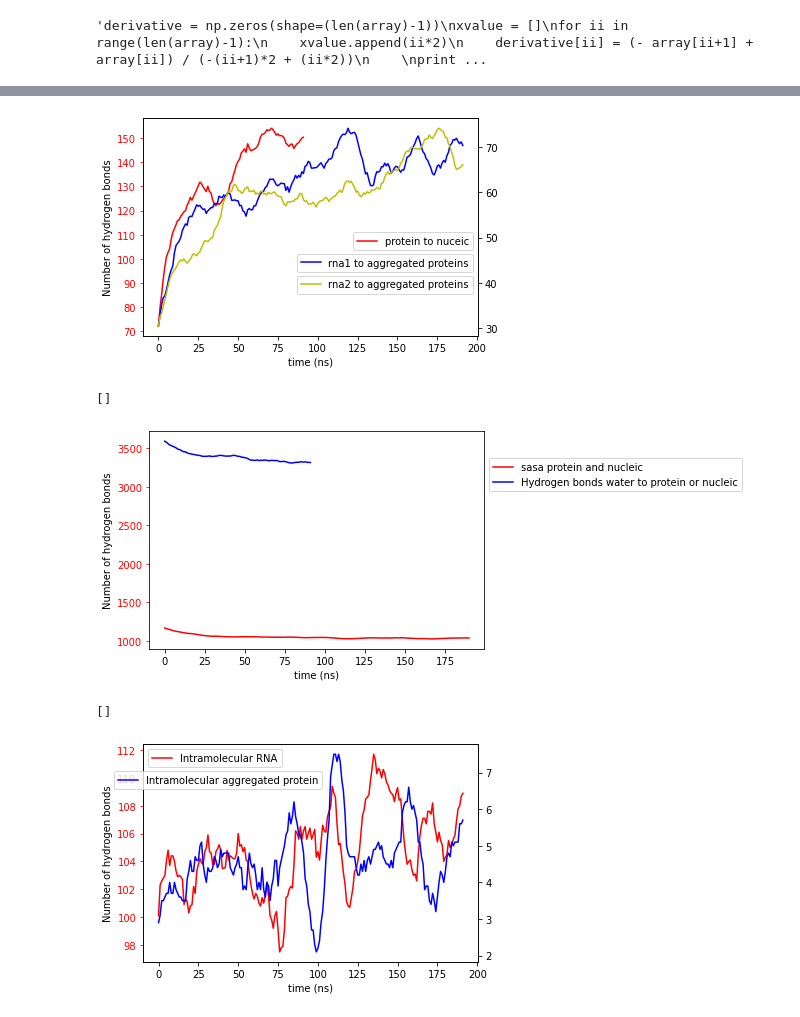
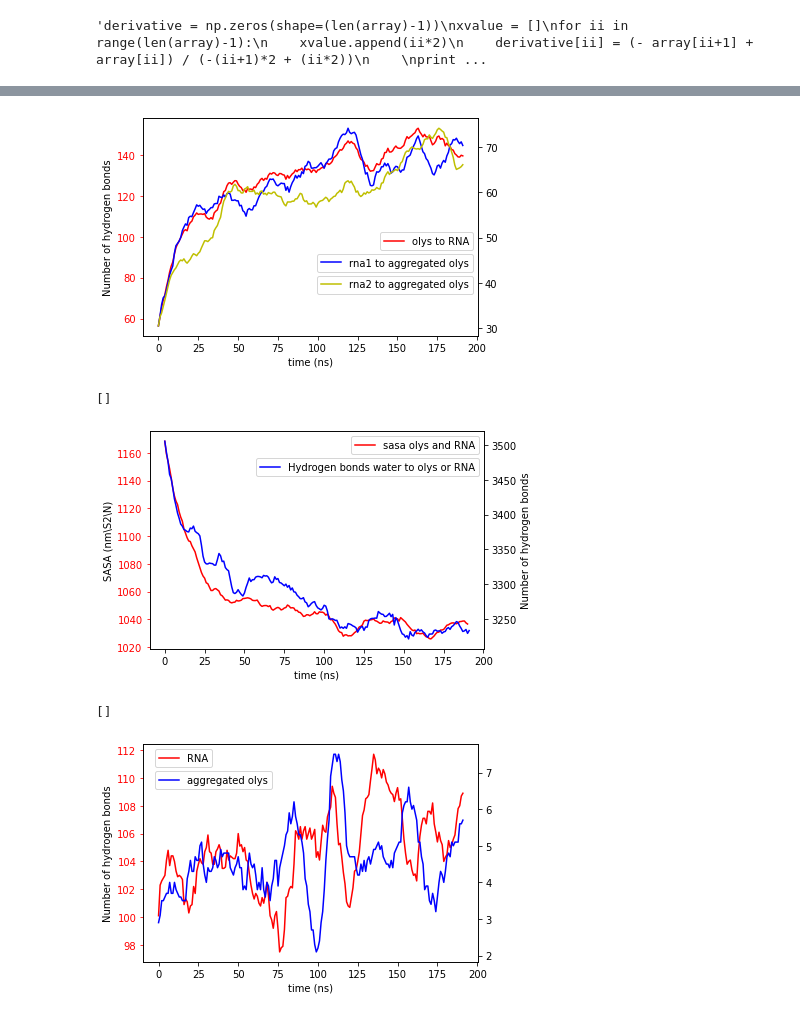
Before and after one commit to greifm/CoacervateMD, a Jupyter notebook: postprocessing.ipynb, the cells around one changed output, grey strips where cells are left out. Drawn from its saved outputs; the diff is of its cells as text; code cells hidden in the pictures.

```diff
--- a/postprocessing.ipynb
+++ b/postprocessing.ipynb
@@ -104,8 +97,12 @@ array3 = g.processdatatoarray("simOne/hbond/rna2tap_num.xvg", smooth = 5, stabal
 # %%
+array1 = g.processdatatoarray("simOne/hbond/ptn_num.xvg", smooth = 5, stabalise=False)
+array2 = g.processdatatoarray("simOne/hbond/rna1tap_num.xvg", smooth = 5, stabalise=False)
+array3 = g.processdatatoarray("simOne/hbond/rna2tap_num.xvg", smooth = 5, stabalise=False)
+
 # plot two on two axi
 
 fig, ax = plt.subplots()
-plt.plot(array1, '-r', label="protein to nuceic")
+plt.plot(array1, '-r', label="olys to RNA")
 plt.legend()
 plt.legend( bbox_to_anchor=(1, 0.5))
 ax.tick_params('y', colors='b')
@@ -113,17 +110,17 @@ plt.xlabel('time (ns)')
 plt.ylabel('Number of hydrogen bonds')
 
 ax2 = ax.twinx()
-plt.plot(array2, '-b', label="rna1 to aggregated proteins")
+plt.plot(array2, '-b', label="rna1 to aggregated olys")
 plt.legend( bbox_to_anchor=(1, 0.4))
 #plt.axis('off')
 ax.tick_params('y', colors='r')
 
 ax3 = ax.twinx()
-plt.plot(array3, '-y', label="rna2 to aggregated proteins")
+plt.plot(array3, '-y', label="rna2 to aggregated olys")
 plt.legend( bbox_to_anchor=(1, 0.3))
 plt.axis('off')
 
 
 plt.savefig("images/hb_pn rna1ap rna2ap_test.png",dpi=300)
 # %% [output]
-[figure, old version]
+[figure, new version]
@@ -138,29 +129,31 @@ array2 = g.processdatatoarray('simOne/hbond/wtpn_num.xvg', smooth=5, stabalise=F
 # %%
 # plot two on two axi
+#r.s1sasa(group='33', fileout='simOne/sasa/sasapn')
+array1 = g.processdatatoarray('simOne/sasa/sasapn_o.xvg', column=1, skip=24, smooth=5, stabalise=False)
+#r.s1hbonds(groupOne='22', groupTwo='33', fileout='simOne/hbond/wtpn_num.xvg')
+array2 = g.processdatatoarray('simOne/hbond/wtpn_num.xvg', smooth=5, stabalise=False)
+
 
 fig, ax = plt.subplots()
-plt.plot(array1, '-r', label="sasa protein and nucleic")
-plt.xlabel("time (ns)")
+plt.plot(array1, '-r', label="sasa olys and RNA")
 plt.legend()
-plt.legend( bbox_to_anchor=(1, 1))
+plt.legend( bbox_to_anchor=(1,1))
 ax.tick_params('y', colors='b')
 plt.xlabel('time (ns)')
 plt.ylabel('SASA (nm\\S2\\N)')
 
-r.s1hbonds(groupOne='22', groupTwo='33', fileout='simOne/hbond/wtpn_num.xvg')
-plt.plot(array2, '-b', label="Hydrogen bonds water to protein or nucleic")
-plt.legend( bbox_to_anchor=(1, 0.9))
+ax2 = ax.twinx()
+plt.plot(array2, '-b', label="Hydrogen bonds water to olys or RNA")
+plt.legend( bbox_to_anchor=(1,0.9))
 #plt.axis('off')
 plt.ylabel('Number of hydrogen bonds')
 ax.tick_params('y', colors='r')
 
-
-
 plt.savefig("images/hb_sasa_pn_wtpn_test.png",dpi=300)
 plt.plot()
 # %% [output]
 []
-[figure, old version]
+[figure, new version]
 # %%
 array1 = g.processdatatoarray('simOne/hbond/nuctnuc.xvg', smooth=5, stabalise=False)
 #g.graphnow(array1, yaxis="Intramolecular hydrogen bonds RNA")
@@ -168,24 +161,24 @@ array2 = g.processdatatoarray('simOne/hbond/aptap.xvg', smooth=5, stabalise=Fals
 #g.graphnow(array2, yaxis="Intramolecular hydrogen bonds aggregated protein")
 
 fig, ax = plt.subplots()
-plt.plot(array1, '-r', label="Intramolecular RNA")
+plt.plot(array1, '-r', label="RNA")
 plt.xlabel("time (ns)")
 plt.legend()
-#plt.legend( bbox_to_anchor=(0.7, 0.9))
+plt.legend( bbox_to_anchor=(0.22, 1))
 ax.tick_params('y', colors='b')
 plt.xlabel('time (ns)')
 plt.ylabel('Number of hydrogen bonds')
 
 ax2 = ax.twinx()
-plt.plot(array2, '-b', label="Intramolecular aggregated protein")
-plt.legend( bbox_to_anchor=(0.55, 0.9))
+plt.plot(array2, '-b', label="aggregated olys")
+plt.legend( bbox_to_anchor=(0.4, 0.9))
 #plt.axis('off')
 ax.tick_params('y', colors='r')
 
 
 
-plt.savefig("images/intramol_test.png",dpi=300)
+plt.savefig("images/intramol_final.png",dpi=1000)
 plt.plot()
 # %% [output]
 []
-[figure, old version]
+[figure, new version]
```
Also changed, not shown: parts of 6 cells of this notebook.
